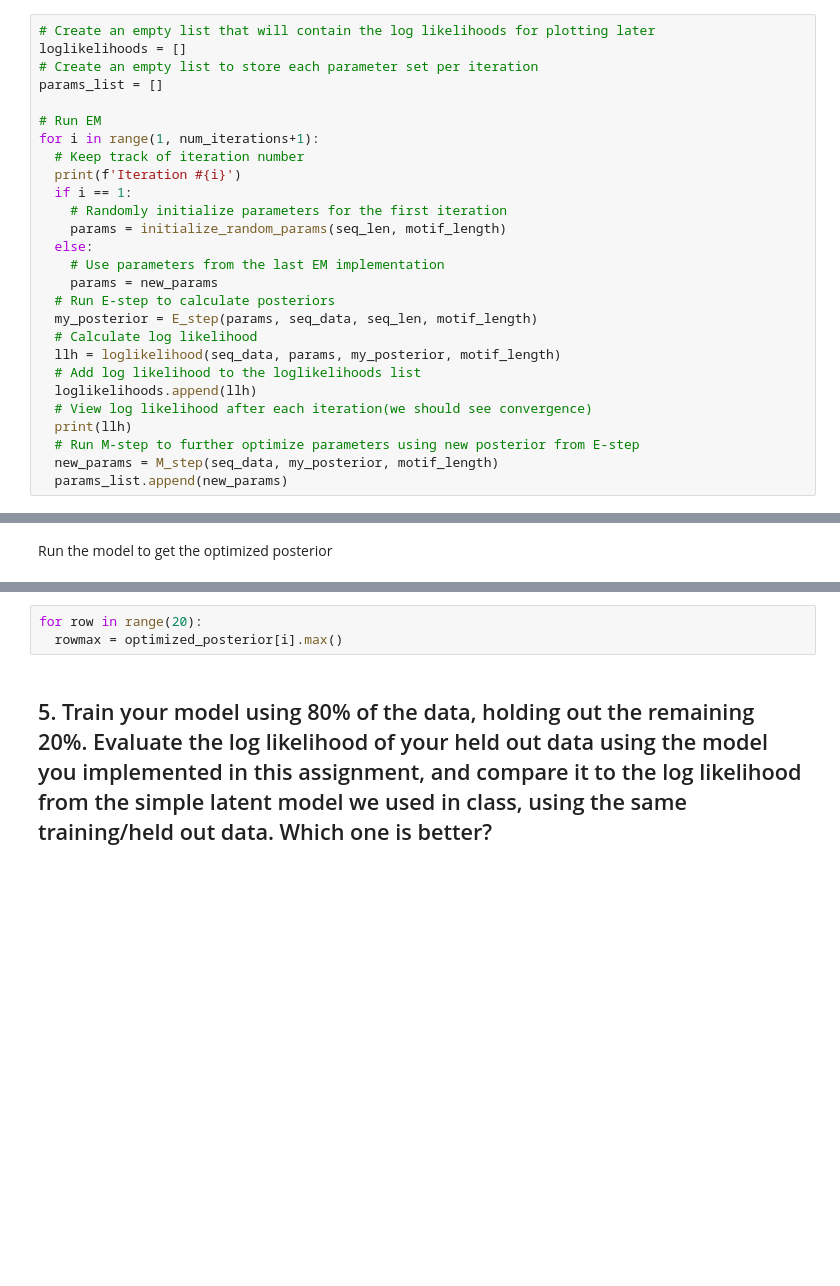
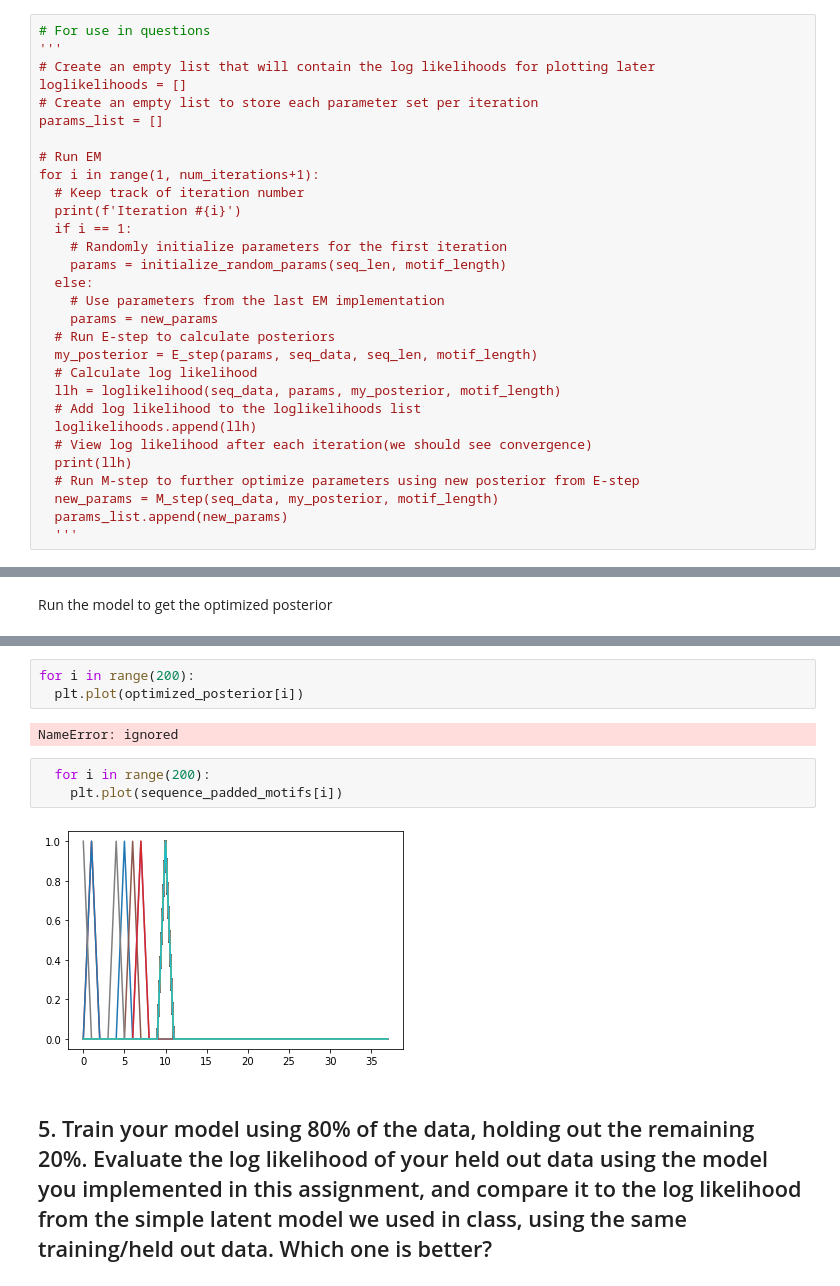
Before and after one commit to vhaghani26/BST_227_Code, a Jupyter notebook: Assignment_1.ipynb, the cells around one changed output, grey strips where cells are left out. Saved outputs shown, nothing was run; the diff lists cells and outputs as text; blank space fills up the shorter version.

Commit message:
work on questions

```diff
--- a/Assignment_1.ipynb
+++ b/Assignment_1.ipynb
@@ -457,6 +422,8 @@ def run_em(initial_params, num_iterations, seq_data, motif_length):
 # %% [markdown]
 Here, the EM algorithm is presented as code, but not a function.
 # %%
+# For use in questions
+'''
 # Create an empty list that will contain the log likelihoods for plotting later
 loglikelihoods = []
 # Create an empty list to store each parameter set per iteration
@@ -483,6 +450,7 @@ for i in range(1, num_iterations+1):
   # Run M-step to further optimize parameters using new posterior from E-step
   new_params = M_step(seq_data, my_posterior, motif_length)
   params_list.append(new_params)
+  '''
 # %% [markdown]
 # **Run Experiments on EM Algorithm Model**
 # %% [markdown]
@@ -758,5 +709,12 @@ The sums of each row in our new psi1 are:
 # %%
-for row in range(20):
-  rowmax = optimized_posterior[i].max()
+for i in range(200):
+  plt.plot(optimized_posterior[i])
+# %% [output]
+NameError: ignored
+# %%
+  for i in range(200):
+    plt.plot(sequence_padded_motifs[i])
+# %% [output]
+[figure, added]
 # %% [markdown]
 ## 5. Train your model using 80% of the data, holding out the remaining 20%. Evaluate the log likelihood of your held out data using the model you implemented in this assignment, and compare it to the log likelihood from the simple latent model we used in class, using the same training/held out data. Which one is better?
```
Also changed, not shown: parts of 14 cells of this notebook.
